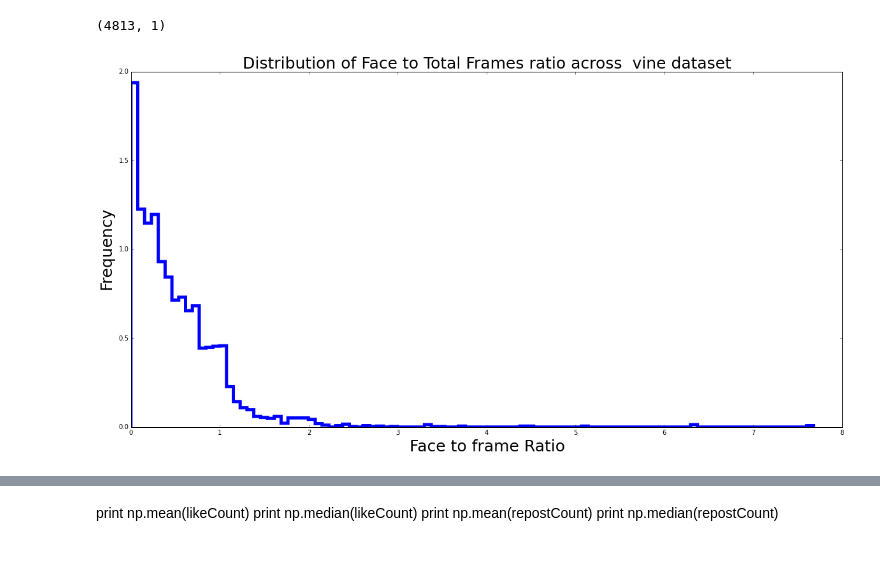
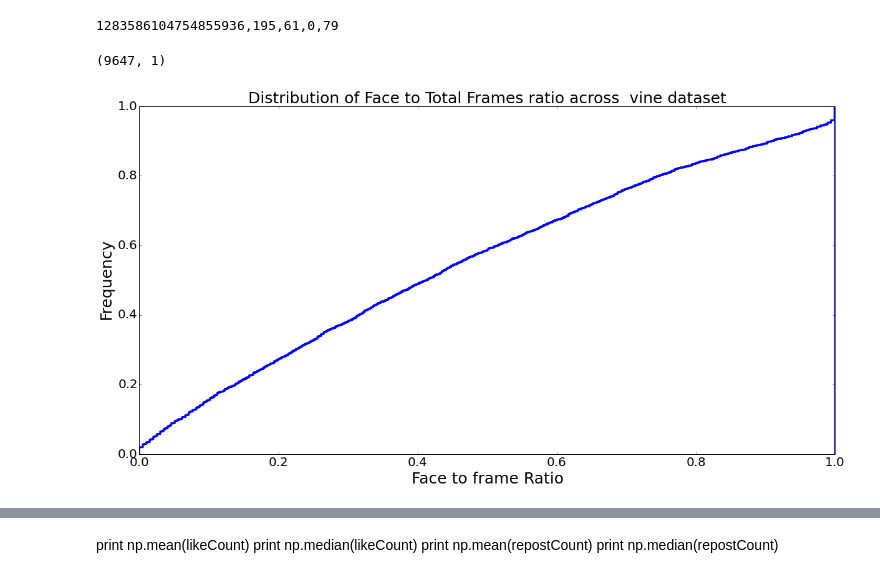
Before and after one commit to sagarjoglekar/vineCrawl, a Jupyter notebook: notebooks/FaceAnalysisVine.ipynb, the cells around one changed output, grey strips where cells are left out. Cells and saved outputs as stored; diff of their text form; code cells hidden in the pictures.

```diff
--- a/notebooks/FaceAnalysisVine.ipynb
+++ b/notebooks/FaceAnalysisVine.ipynb
@@ -11,8 +11,8 @@ import os
 import json
 import sys
 # %%
-numbersFile = "../Logs/faceNumbersPass2.pk"
-visitedList = "../Logs/eyesExtracted.data"
+numbersFile = "../Logs/faceCounts.pk"
+visitedList = "../Logs/faceCounted.data"
 # %%
 lists = []
 infile = open(numbersFile, 'r')
@@ -22,40 +22,48 @@ while 1:
     except (EOFError):
         break
 infile.close()
+# %%
+print lists[10]
+# %% [output]
+1283586104754855936,195,61,0,79
 # %%
 PostID = np.zeros((len(lists),1) , dtype='i8')
 posts = []
 totFrames = np.zeros((len(lists),1) , dtype='i8')
 faceFrames = np.zeros((len(lists),1) , dtype='i8')
 profileFrames = np.zeros((len(lists),1) , dtype='i8')
+frontalFrames = np.zeros((len(lists),1) , dtype='i8')
 for i in range(len(lists)):
     log = lists[i].split(',')
     PostID[i] = int(log[0])
     posts.append(int(log[0]))
     totFrames[i] = int(log[1])
     faceFrames[i] = int(log[2])
+    frontalFrames[i] = int(log[3])
     profileFrames[i] = int(log[3])
 
 print PostID.shape
 # %% [output]
-(4813, 1)
+(9647, 1)
 # %%
+facePercentages = np.zeros((len(PostID),1))
 percentages = np.zeros((len(PostID),1))
 frontalPercentages = np.zeros((len(PostID),1))
 profilePercentages = np.zeros((len(PostID),1))
 for i in range(len(PostID)):
-    percentages[i] = float(max(faceFrames[i],profileFrames[i])/float(totFrames[i]))
-    frontalPercentages[i] = float(faceFrames[i])/float(totFrames[i])
+    facePercentages[i] = float(float(faceFrames[i])/float(totFrames[i]))
+    percentages[i] = float(max(frontalFrames[i],profileFrames[i])/float(totFrames[i]))
+    frontalPercentages[i] = float(frontalFrames[i])/float(totFrames[i])
     profilePercentages[i] = float(profileFrames[i])/float(totFrames[i])
 # %%
 fig, ax = plt.subplots()
 fig.set_size_inches(20, 10)
 plt.rc('xtick', labelsize=20)
 plt.rc('ytick', labelsize=20)
-plt.hist(percentages , 100 , normed =1 , histtype='step' , cumulative=False ,linewidth = 5.0)
+plt.hist(facePercentages , 1000 , normed =1 , histtype='step' , cumulative=True ,linewidth = 3.0)
 plt.title("Distribution of Face to Total Frames ratio across  vine dataset",fontsize = 25)
 plt.xlabel("Face to frame Ratio",fontsize = 25)
 plt.ylabel("Frequency",fontsize = 25)
 plt.show()
 # %% [output]
-[figure, old version]
+[figure, new version]
```
Also changed, not shown: parts of 15 cells of this notebook, 10 other files.
